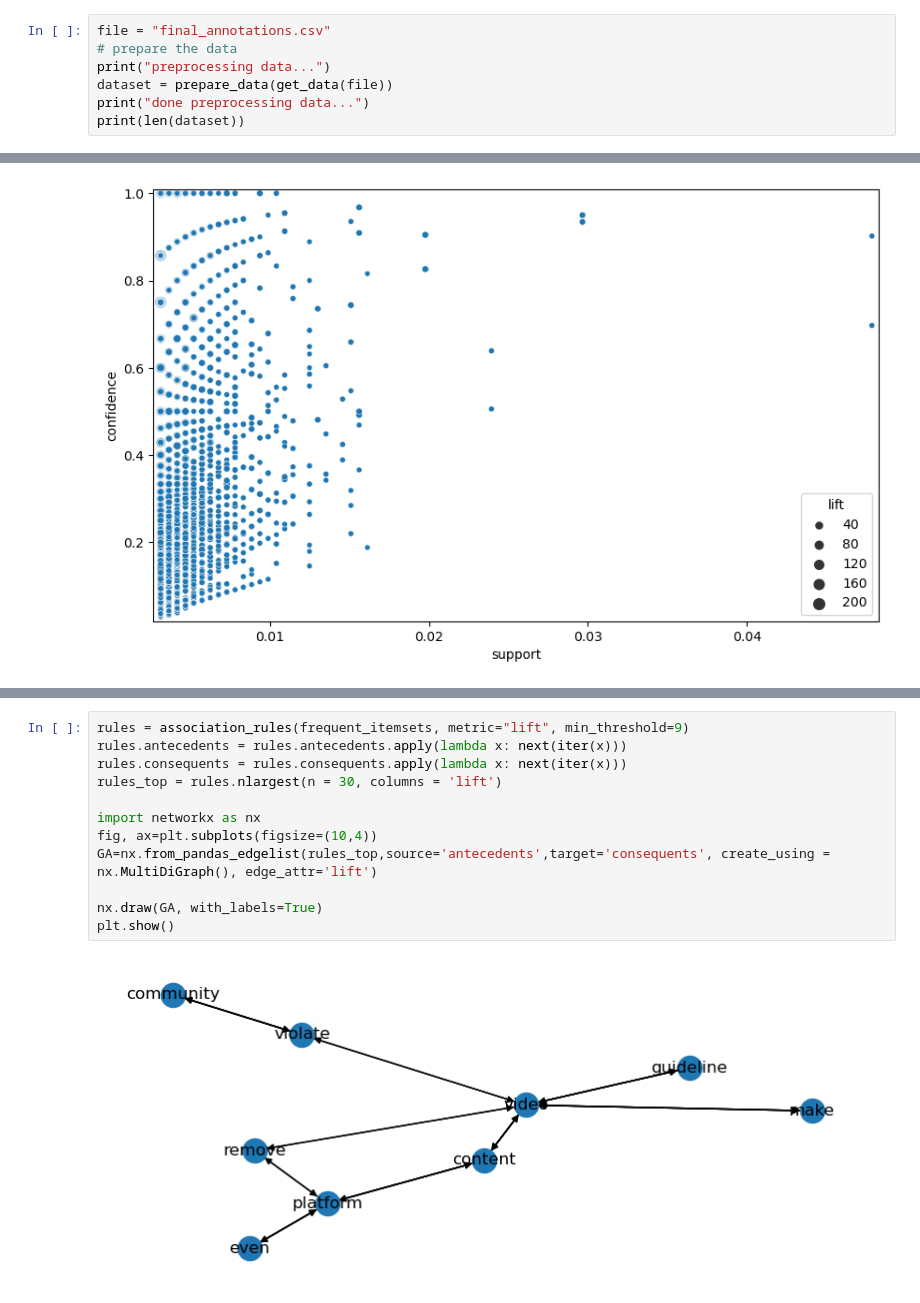
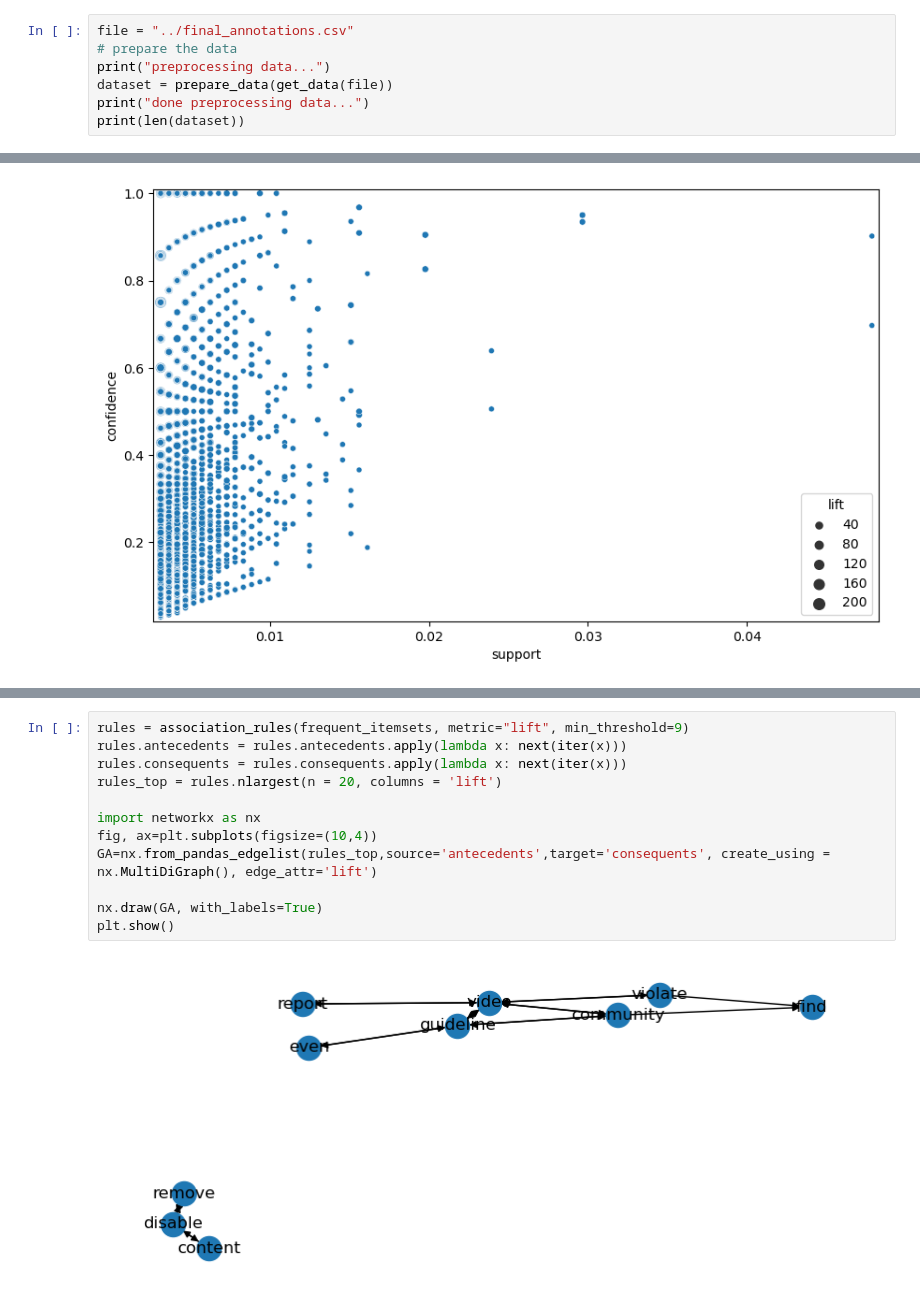
Before and after one commit to ozgekaracam/Master-Thesis, a Jupyter notebook: Notebooks/FPGrowthGraphs.ipynb, the cells around one changed output, grey strips where cells are left out. Saved outputs shown, nothing was run; the diff lists cells and outputs as text.

```diff
--- a/Notebooks/FPGrowthGraphs.ipynb
+++ b/Notebooks/FPGrowthGraphs.ipynb
@@ -88,7 +88,7 @@ def get_data(file):
     print(data.shape)
     return data
 # %%
-file = "final_annotations.csv"
+file = "../final_annotations.csv"
 # prepare the data
 print("preprocessing data...")
 dataset = prepare_data(get_data(file))
@@ -223,14 +223,14 @@ plt.show()
 # %%
 rules = association_rules(frequent_itemsets, metric="lift", min_threshold=9)
 rules.antecedents = rules.antecedents.apply(lambda x: next(iter(x)))
 rules.consequents = rules.consequents.apply(lambda x: next(iter(x)))
-rules_top = rules.nlargest(n = 30, columns = 'lift')
+rules_top = rules.nlargest(n = 20, columns = 'lift')
 
 import networkx as nx
 fig, ax=plt.subplots(figsize=(10,4))
 GA=nx.from_pandas_edgelist(rules_top,source='antecedents',target='consequents', create_using = nx.MultiDiGraph(), edge_attr='lift')
 
 nx.draw(GA, with_labels=True)
 plt.show()
 # %% [output]
-[figure, old version]
+[figure, new version]
```
Also changed, not shown: parts of 6 cells of this notebook, 1 other file.
